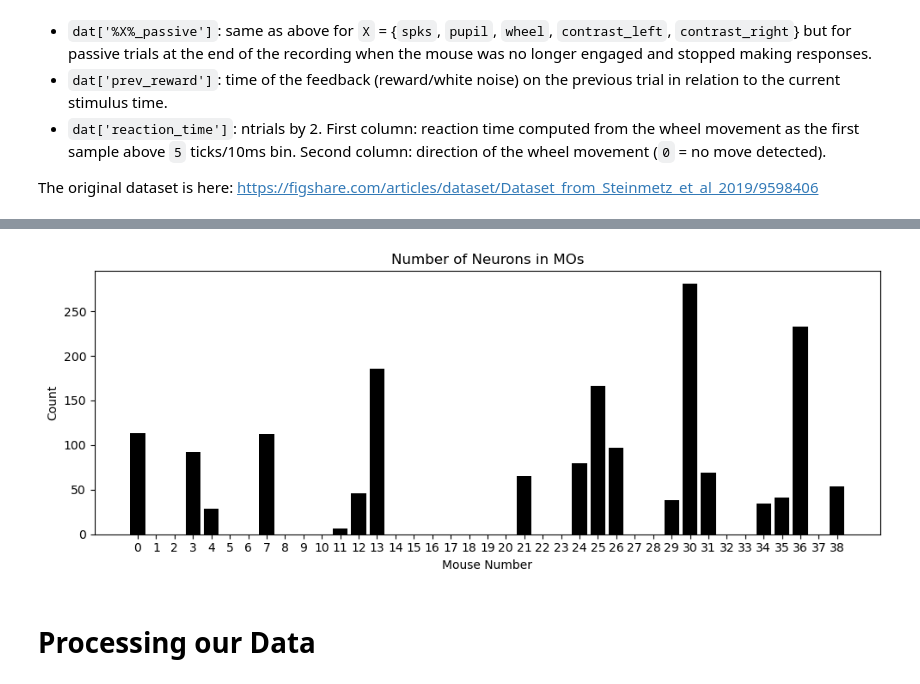
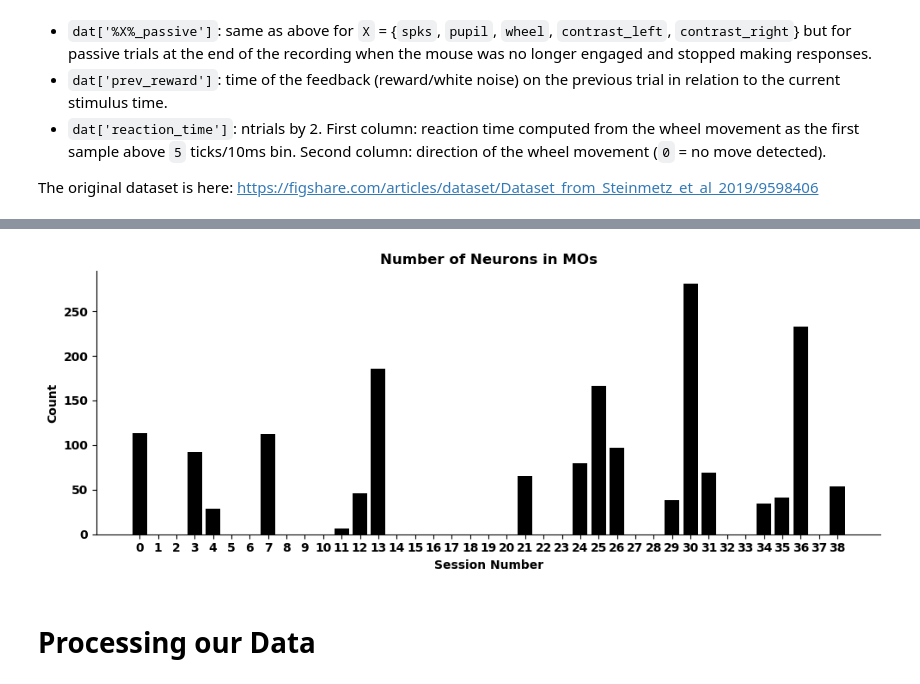
Before and after one commit to Ian-Goodall-Halliwell/MouseMindreading, a Jupyter notebook: main_jupyter.ipynb, the cells around one changed output, grey strips where cells are left out. Saved outputs shown, nothing was run; the diff lists cells and outputs as text; code cells hidden in the pictures.

```diff
--- a/main_jupyter.ipynb
+++ b/main_jupyter.ipynb
@@ -3,15 +3,26 @@
 # %% [markdown]
 ## Loading in our Data
 # %%
-import os, requests
+import os, requests, math
 import numpy as np
 import matplotlib.pyplot as plt
+
+# For movement onset detection:
+from movement_onset_detection import movement_onset
 
 # For progress bars
 from tqdm.notebook import tqdm
 
 # So we will print out all of our trials in our jupyter notebook
 np.set_printoptions(threshold=300)
+
+# Setting out rcParams for plotting
+from matplotlib import rcParams
+rcParams['font.weight'] = 'bold'
+rcParams['font.size'] = 10
+rcParams['axes.spines.top'] = False
+rcParams['axes.spines.right'] = False
+rcParams['figure.autolayout'] = True
 # %%
 # Getting our data from the steinmetz data set
 # %run download.py
@@ -77,7 +88,7 @@ The recordings also just come from the left hemisphere.
 
 The original dataset is here: https://figshare.com/articles/dataset/Dataset_from_Steinmetz_et_al_2019/9598406
 # %%
-mouse_num = 7
+mouse_num = 0
 cur_mouse = alldat[mouse_num]
 cur_mouse_spks = cur_mouse['spks']
 print(cur_mouse_spks.shape)
@@ -106,17 +117,11 @@ brain_groups = [["VISa", "VISam", "VISl", "VISp", "VISpm", "VISrl"],  # visual c
 #-- Selecting a particular brain region for analysis --#
 brain_region = 'MOs'
 
-# Creating a mask for MOs, and exploring amount in each region
-MOs_mask = brain_region == cur_mouse['brain_area']
-print(f"Number of Neurons in brain region for mouse {mouse_num}:", sum(MOs_mask))
+# Creating a mask for region, and exploring amount in each region
+region_mask = brain_region == cur_mouse['brain_area']
+print(f"Number of Neurons in brain region for mouse {mouse_num}:", sum(region_mask))
+print("mask size: ", len(region_mask))
 
-# Collecting the number of neurons in given region for all mice:
-mouse_region_arr = np.zeros(len(alldat))
-for i in range(len(alldat)):
-    mouse_select = alldat[i]
-    region_mask = brain_region == mouse_select['brain_area']
-    total_neurons_region = sum(region_mask)
-    mouse_region_arr[i] = total_neurons_region
-
-print(mouse_region_arr)
+print('-'*80)
+print("mouse spike shape: ",cur_mouse_spks.shape)
 # %% [output]
@@ -141,19 +171,19 @@ plt.tight_layout()
 # %%
 # Plotting a bar plot of the number of neurons in our given brain region for each mouse
 fig, ax = plt.subplots(figsize = (10,4))
 
 ax.bar(np.arange(len(mouse_region_arr)),mouse_region_arr, color = 'black', width = .8)
 ax.set_xticks(np.arange(len(mouse_region_arr)));
 
 # Axis formatting
-ax.set_title(f"Number of Neurons in {brain_region}")
-ax.set_ylabel('Count')
-ax.set_xlabel('Mouse Number')
+ax.set_title(f"Number of Neurons in {brain_region}", fontweight = 'bold')
+ax.set_ylabel('Count', fontweight = 'bold')
+ax.set_xlabel('Session Number', fontweight = 'bold')
 
 plt.tight_layout()
 plt.savefig('NeuronRegionCount.png', dpi = 300)
 # %% [output]
-[figure, old version]
+[figure, new version]
 # %% [markdown]
 # Processing our Data
 # %%
```
Also changed, not shown: parts of 10 cells of this notebook, 4 other files.
